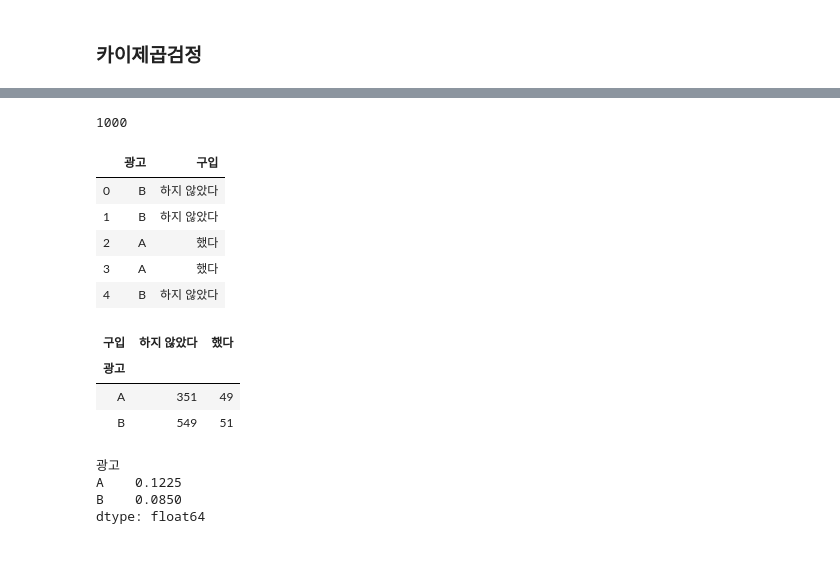
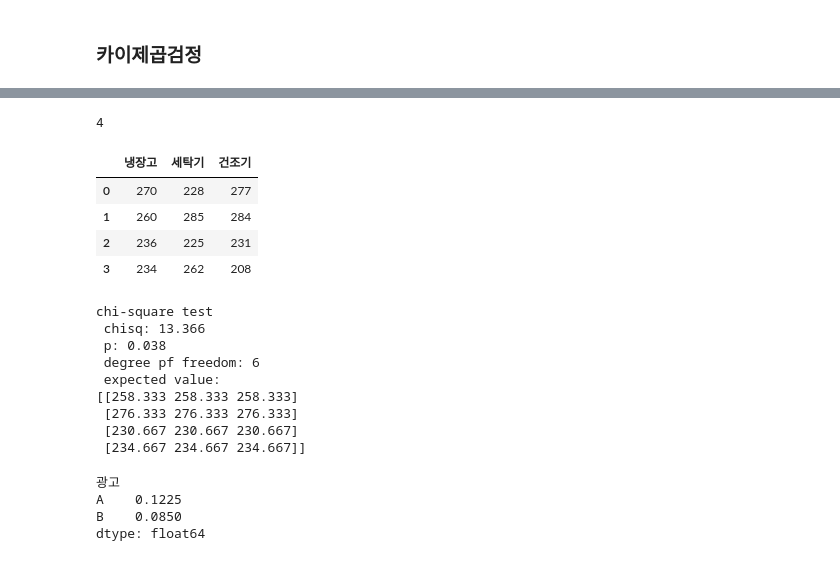
Before and after one commit to JSJeong-me/SEMICON-BigData, a Jupyter notebook: stats.ipynb, the cells around one changed output, grey strips where cells are left out. Saved outputs shown, nothing was run; the diff lists cells and outputs as text; code cells hidden in the pictures.

```diff
--- a/stats.ipynb
+++ b/stats.ipynb
@@ -428,0 +433,2 @@ p
+# %%
+ad_df = pd.read_csv('./data_chi.csv',  encoding='EUC-KR')
@@ -429,13 +437,11 @@ p
 # %%
-ad_df = pd.read_csv('../data/ch11_ad.csv')
 n = len(ad_df)
 print(n)
 ad_df.head()
 # %% [output]
-1000
+4
-|  | 광고 | 구입 |
-| 0 | B | 하지 않았다 |
-| 1 | B | 하지 않았다 |
-| 2 | A | 했다 |
-| 3 | A | 했다 |
-| 4 | B | 하지 않았다 |
+|  | 냉장고 | 세탁기 | 건조기 |
+| 0 | 270 | 228 | 277 |
+| 1 | 260 | 285 | 284 |
+| 2 | 236 | 225 | 231 |
+| 3 | 234 | 262 | 208 |
@@ -442,11 +450,22 @@ ad_df.head()
+# %%
+print( "chi-square test ")
+print( ' chisq: {0:0.3f}' .format(chi))
+print( ' p: {0:0.3f}'.format(pval))
+print( ' degree pf freedom: {}' .format(dof))
+print( ' expected value: \n{}' .format(expected.round(3)))
+# %% [output]
+chi-square test
+ chisq: 13.366
+ p: 0.038
+ degree pf freedom: 6
+ expected value:
+[[258.333 258.333 258.333]
+ [276.333 276.333 276.333]
+ [230.667 230.667 230.667]
+ [234.667 234.667 234.667]]
 # %%
-ad_cross = pd.crosstab(ad_df['광고'], ad_df['구입'])
+ad_cross = pd.crosstab(ad_df['냉장고'], ad_df['세탁기'])
 ad_cross
-# %% [output]
-| 구입 | 하지 않았다 | 했다 |
-| 광고 |  |  |
-| A | 351 | 49 |
-| B | 549 | 51 |
 # %%
 ad_cross['했다'] / (ad_cross['했다'] + ad_cross['하지 않았다'])
 # %% [output]
```
Also changed, not shown: parts of 3 cells of this notebook.
